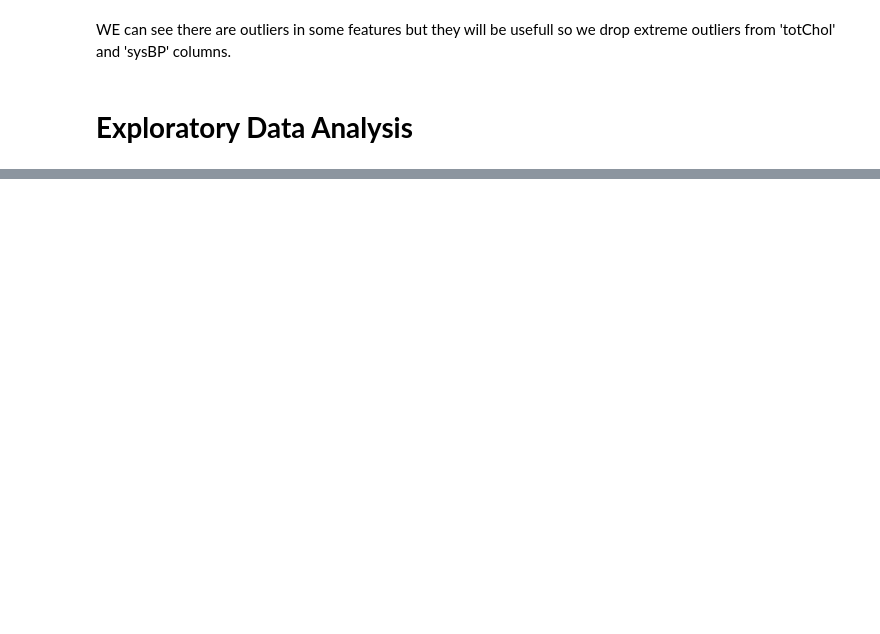
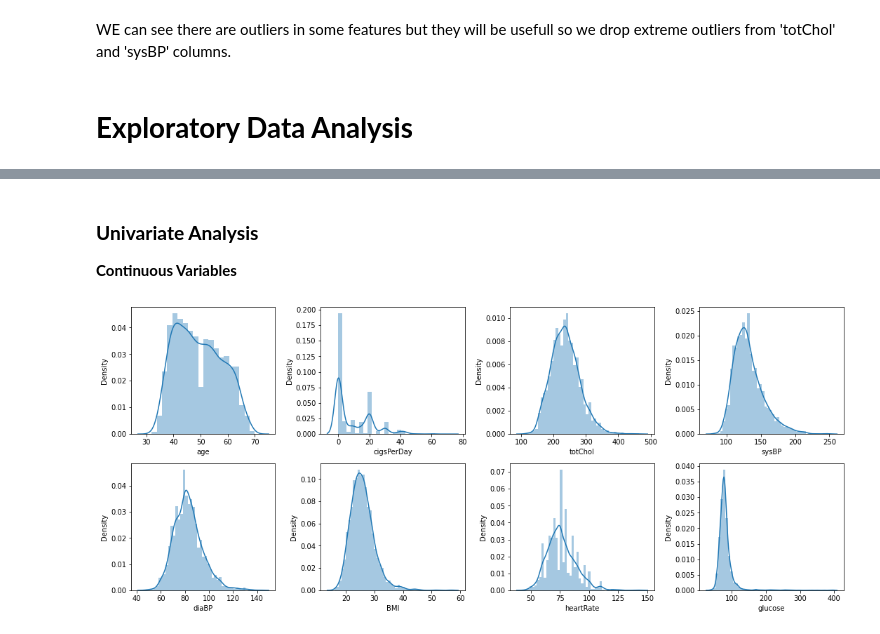
Before and after one commit to harishgawade1999/Cardiovascular-Risk-Prediction-, a Jupyter notebook: Harish_Cardiovascular_Risk_Prediction_Capstone_Project.ipynb, the cells around one changed output, grey strips where cells are left out. Drawn from its saved outputs; the diff is of its cells as text; code cells hidden in the pictures; blank space fills up the shorter version.

```diff
--- a/Harish_Cardiovascular_Risk_Prediction_Capstone_Project.ipynb
+++ b/Harish_Cardiovascular_Risk_Prediction_Capstone_Project.ipynb
@@ -420,0 +291,4 @@ for col in bin_var:
+# %% [markdown]
+### **Univariate Analysis**
+
+**Continuous Variables**
@@ -420,0 +298,16 @@ for col in bin_var:
+# %%
+# check distribution
+def check_dist(df):
+    l = df.columns.values
+    number_of_columns=(len(l))/2
+    number_of_rows = 2
+
+    plt.figure(figsize=(15,9))
+    for i in range(1,len(l)+1):
+        plt.subplot(number_of_rows+1,number_of_columns,i)
+        sns.distplot(df[l[i-1]],kde=True)
+        plt.tight_layout()
+
+check_dist(new_df[cont_var])
+# %% [output]
+[figure, added]
```
Also changed, not shown: parts of 55 cells of this notebook.
